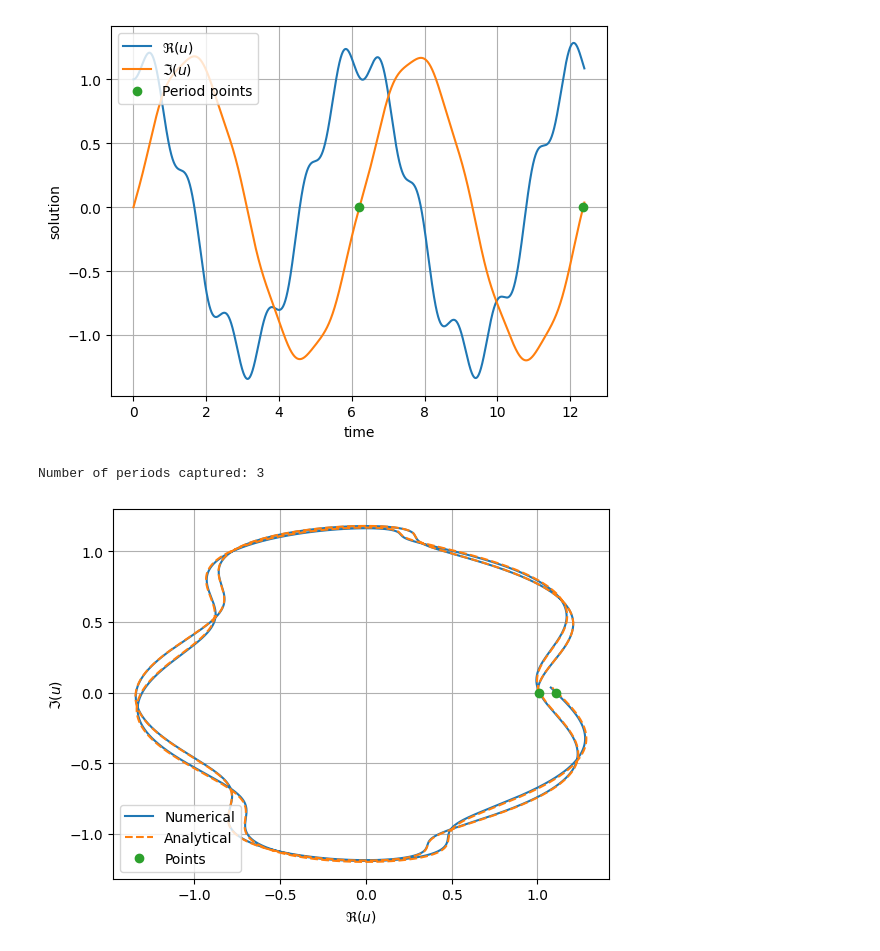
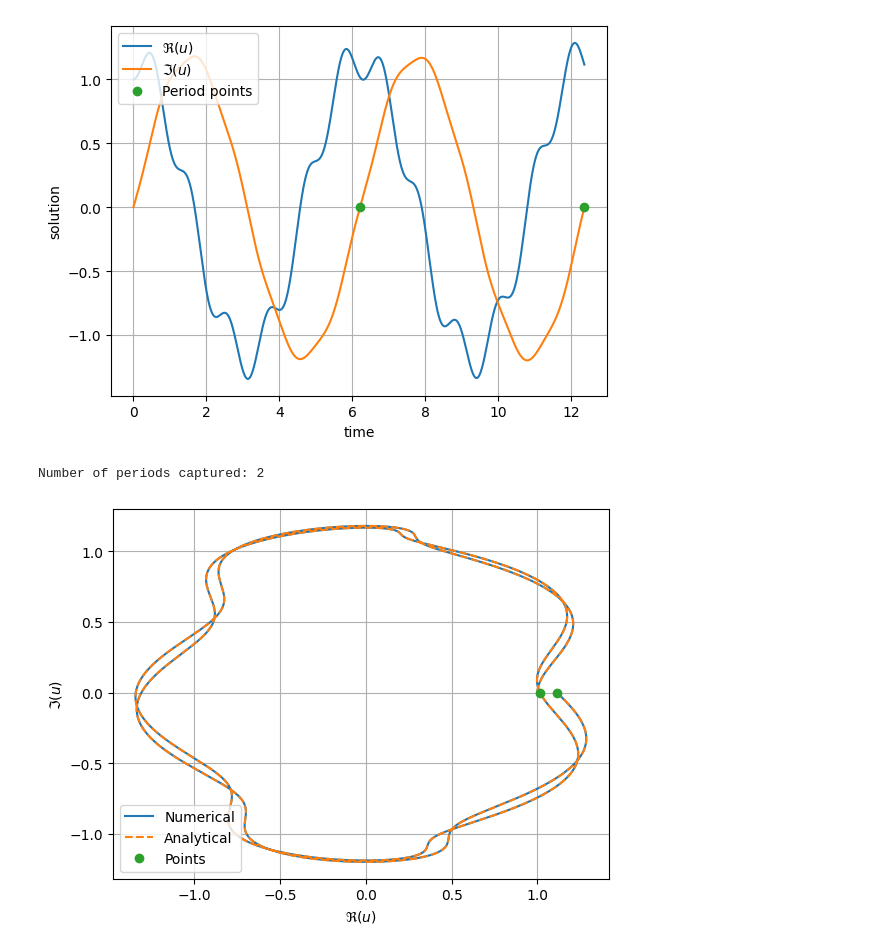
Before and after one commit to github-mathe/PinT-LIB, a Jupyter notebook: scripts/notebooks/dahlquist.ipynb, the cells around one changed output. Saved outputs shown, nothing was run; the diff lists cells and outputs as text; code cells hidden in the pictures.

```diff
--- a/scripts/notebooks/dahlquist.ipynb
+++ b/scripts/notebooks/dahlquist.ipynb
@@ -327,19 +329,17 @@ def analytical_n(lam, u0, t0, t1):
     return u
 
 # Analytical solution on the whole time interval
-def analytical_n_vec(u0, t0, t1, dt):
+def analytical_n_vec(u0, t0, N, dt):
     u = [u0]
     nP = 1
     occ = 0
     t = [t0]
     TP  =   []
     UP  =   []
-    while True: # we want to capture at least two periods to be sure about the period points
+    while nP <= N: # we want to capture at least two periods to be sure about the period points
         lam_nP = lam(nP)
         assert lam_nP**2 + alpha**2 != 0, "resonance regime, different analytical solution"
         t_next = t[-1] + dt
-        if t_next > t1:
-            break
         t.append(t_next)
         u_next = analytical_n(lam_nP, u[-1], t[-2], t[-1])
         u.append(u_next)
@@ -354,12 +354,12 @@ def analytical_n_vec(u0, t0, t1, dt):
             u.insert(-1, uP_real + 0j)
             bisect.insort(t, tP)  # insert tP in the correct position to maintain sorted order
             occ = 0
-    return np.squeeze(t),np.squeeze(u), np.squeeze(TP), np.squeeze(UP),nP
+    return np.squeeze(t),np.squeeze(u), np.array(TP), np.array(UP)
 # %%
 dt = 0.0001
-t, uTh, tP, uP, nP = analytical_n_vec(u0, 0, tEnd, dt)
-print(f"Number of periods captured: {nP}")
+t, uTh, tP, uP = analytical_n_vec(u0, 0, N, dt)
+print(f"Number of periods captured: {N}")
 plt.plot(uTh.real, uTh.imag, label="Analytical")
-plt.plot(uP.real, uP.imag, 'o', label="Points")
+plt.plot(uP.real, uP.imag, "o", label=f"Period point")
 plt.legend(), plt.xlabel(r"$\Re(u)$"), plt.ylabel(r"$\Im(u)$"), plt.grid();
 # %% [output]
@@ -450,12 +481,13 @@ def timeAllStep(u0,t0,t1,nP,dt):
 # %%
-nSteps = 1000
-T, uNum, TP, UP, nP = timeAllStep(u0, 0, tEnd,1, 1/nSteps)
-print(f"Number of periods captured: {nP}")
+nSteps = 10000
+N = 2
+T, uNum, TP, UP = timeStepperAll(u0, 0, N, 1/nSteps, 1)
+print(f"Number of periods captured: {N}")
 plt.plot(uNum.real, uNum.imag, label="Numerical")
 plt.plot(uTh.real, uTh.imag, "--", label="Analytical")
 plt.plot(UP.real, UP.imag, 'o', label="Points")
 plt.legend(loc="lower left"), plt.xlabel(r"$\Re(u)$"), plt.ylabel(r"$\Im(u)$"), plt.grid();
 # %% [output]
-Number of periods captured: 3
+Number of periods captured: 2
-[figure, old version]
+[figure, new version]
 # %%
```
Also changed, not shown: parts of 11 cells of this notebook.
